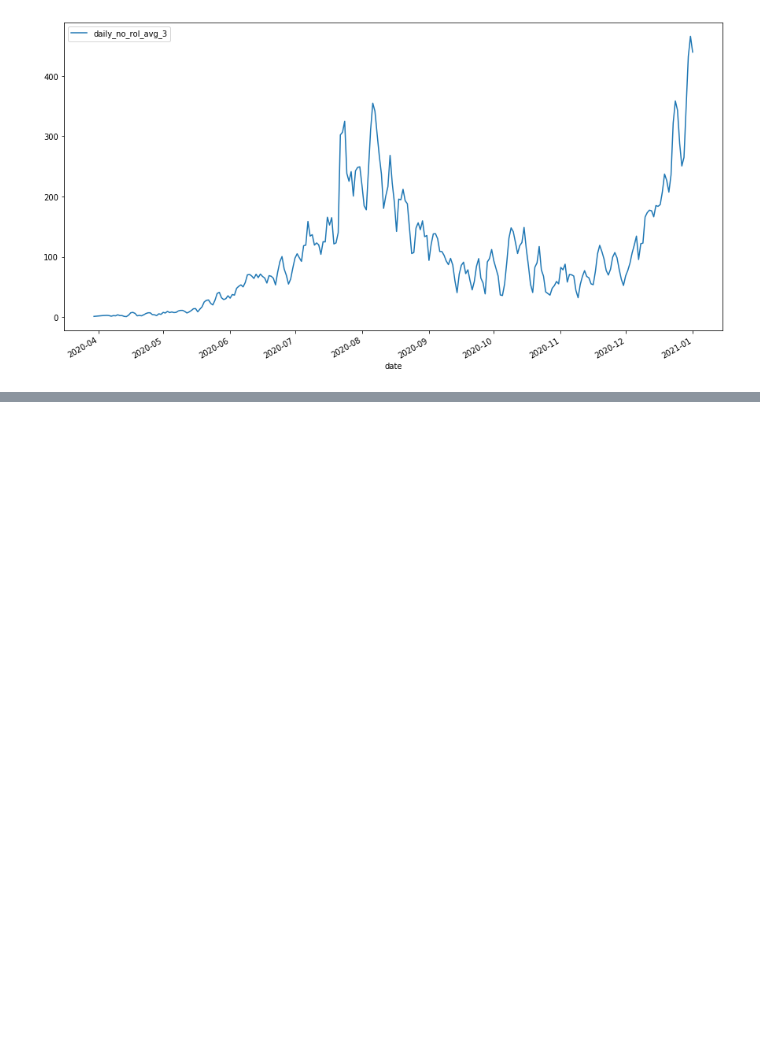
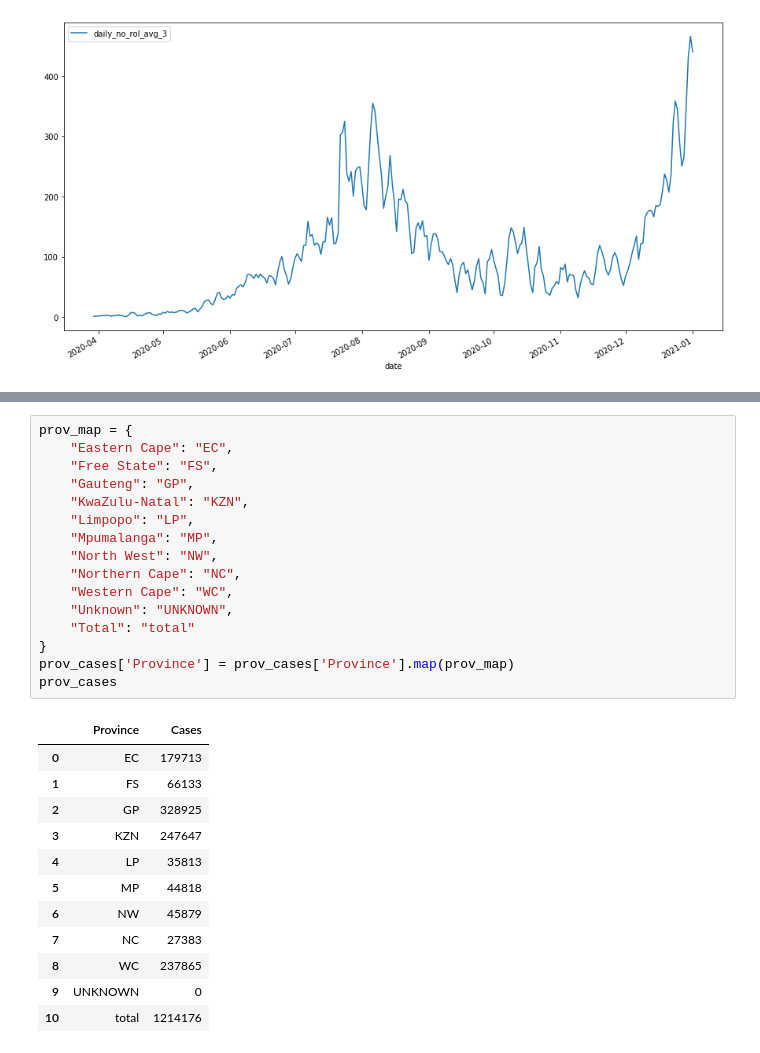
Before and after one commit to SimonRosen173/Covid19SAData_Data, a Jupyter notebook: notebooks/SA_PreProcessing.ipynb, the cells around one changed output, grey strips where cells are left out. Drawn from its saved outputs; the diff is of its cells as text; blank space fills up the shorter version.

```diff
--- a/notebooks/SA_PreProcessing.ipynb
+++ b/notebooks/SA_PreProcessing.ipynb
@@ -653,0 +767,29 @@ deaths_data[['daily_no_rol_avg_3']].plot(figsize=figsize)
+# %%
+prov_map = {
+    "Eastern Cape": "EC",
+    "Free State": "FS",
+    "Gauteng": "GP",
+    "KwaZulu-Natal": "KZN",
+    "Limpopo": "LP",
+    "Mpumalanga": "MP",
+    "North West": "NW",
+    "Northern Cape": "NC",
+    "Western Cape": "WC",
+    "Unknown": "UNKNOWN",
+    "Total": "total"
+}
+prov_cases['Province'] = prov_cases['Province'].map(prov_map)
+prov_cases
+# %% [output]
+|  | Province | Cases |
+| 0 | EC | 179713 |
+| 1 | FS | 66133 |
+| 2 | GP | 328925 |
+| 3 | KZN | 247647 |
+| 4 | LP | 35813 |
+| 5 | MP | 44818 |
+| 6 | NW | 45879 |
+| 7 | NC | 27383 |
+| 8 | WC | 237865 |
+| 9 | UNKNOWN | 0 |
+| 10 | total | 1214176 |
```
Also changed, not shown: parts of 19 cells of this notebook, 27 other files.
